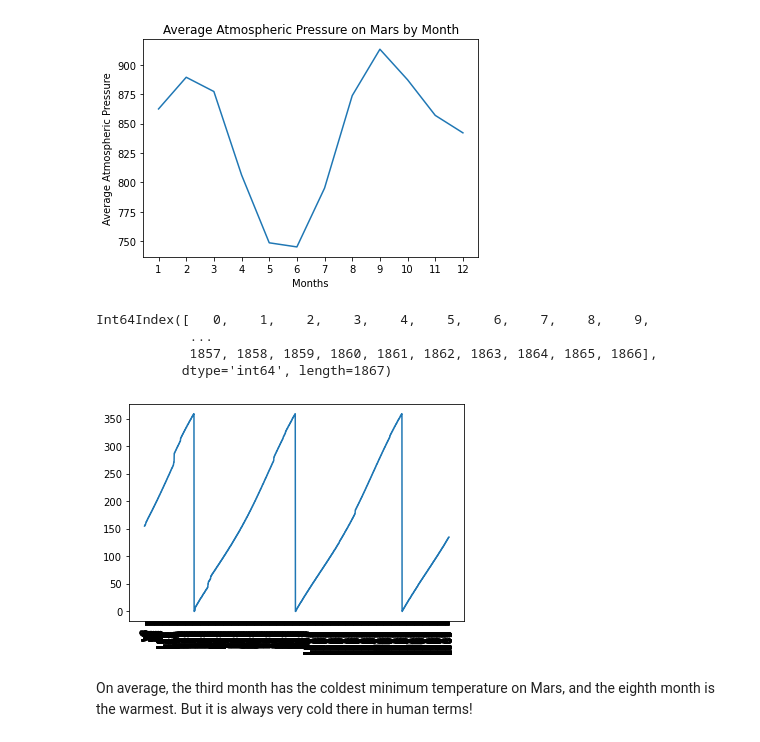
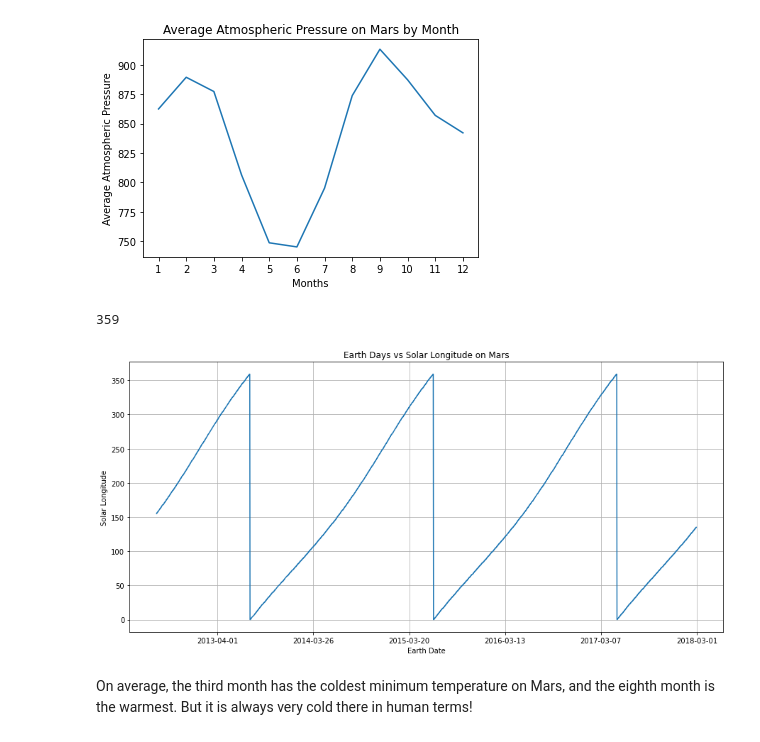
Before and after one commit to elsafig/web-scraping-repo, a Jupyter notebook: Starter_Code/part_2_mars_weather.ipynb, the cells around one changed output. Drawn from its saved outputs; the diff is of its cells as text; code cells hidden in the pictures.

```diff
--- a/Starter_Code/part_2_mars_weather.ipynb
+++ b/Starter_Code/part_2_mars_weather.ipynb
@@ -218,22 +219,22 @@ plt.ylabel("Average Atmospheric Pressure")
 plt.show()
 # %% [output]
 [figure]
-# %%
-mars_data['terrestrial_date'].keys()
-# %% [output]
-Int64Index([   0,    1,    2,    3,    4,    5,    6,    7,    8,    9,
-            ...
-            1857, 1858, 1859, 1860, 1861, 1862, 1863, 1864, 1865, 1866],
-           dtype='int64', length=1867)
+# %%
+mars_data['ls'].max()
+# %% [output]
+359
 # %%
 # 5. How many terrestrial (earth) days are there in a Martian year?
-
-plt.plot(mars_data['terrestrial_date'].keys(), mars_data.ls)
-plt.xticks(mars_data['terrestrial_date'].keys())
-plt.xticks(rotation=90)
+fig, ax = plt.subplots(figsize=[15,7])
+plt.plot(mars_data['terrestrial_date'], mars_data.ls)
+plt.xlabel('Earth Date')
+plt.ylabel('Solar Longitude')
+plt.title('Earth Days vs Solar Longitude on Mars')
+ax.xaxis.set_major_locator(plt.MultipleLocator(359))
+plt.grid(visible=True, which='both')
 plt.show()
 # %% [output]
-[figure, old version]
+[figure, new version]
 # %% [markdown]
 On average, the third month has the coldest minimum temperature on Mars, and the eighth month is the warmest. But it is always very cold there in human terms!
 # %% [markdown]
```
Also changed, not shown: parts of 2 cells of this notebook, 1 other file.
